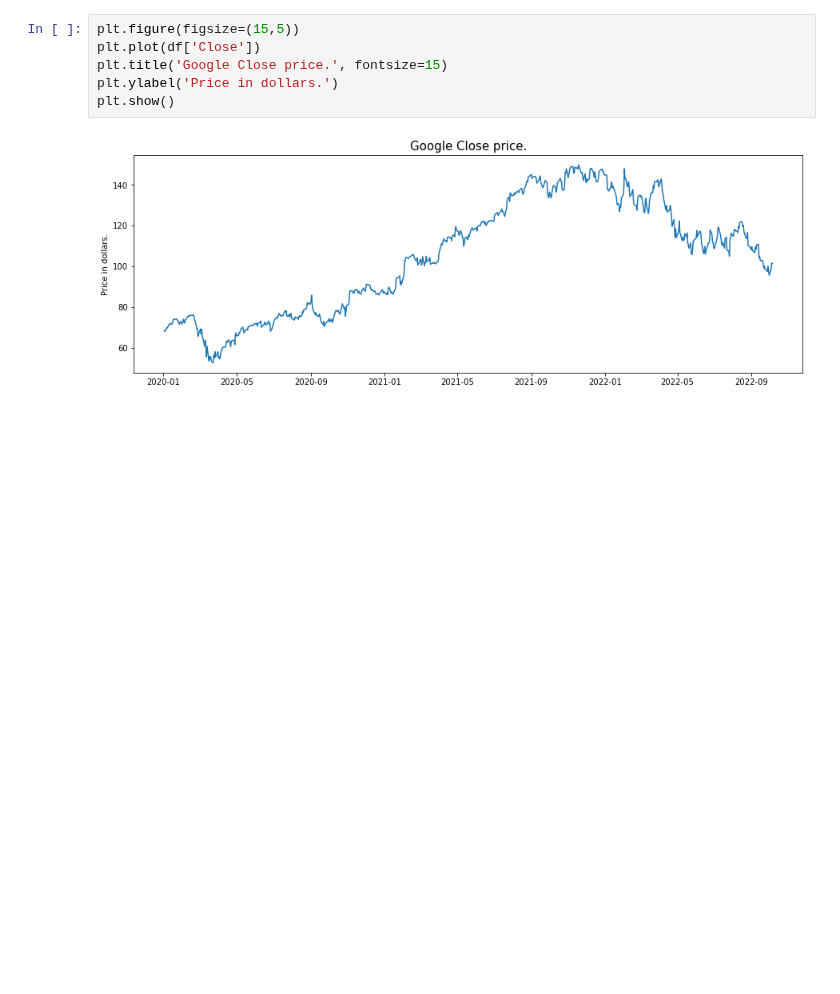
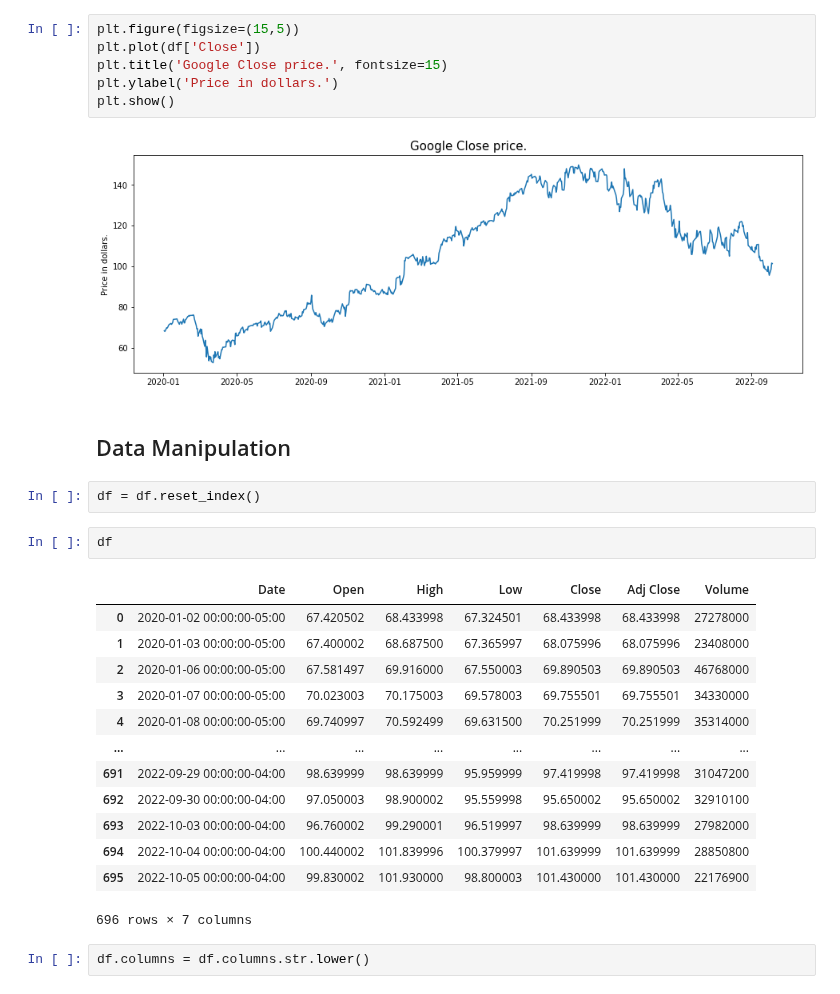
Before and after one commit to mustafaktaas/Python_StockPricePrediction_MachineLearning, a Jupyter notebook: StockPricePrediction_MachineLearning.ipynb, the cells around one changed output. Saved outputs shown, nothing was run; the diff lists cells and outputs as text; blank space fills up the shorter version.

Commit message:
Manipulation

```diff
--- a/StockPricePrediction_MachineLearning.ipynb
+++ b/StockPricePrediction_MachineLearning.ipynb
@@ -145,3 +145,25 @@ plt.ylabel('Price in dollars.')
 plt.show()
 # %% [output]
 [figure]
+# %% [markdown]
+## Data Manipulation
+# %%
+df = df.reset_index()
+# %%
+df
+# %% [output]
+|  | Date | Open | High | Low | Close | Adj Close | Volume |
+| 0 | 2020-01-02 00:00:00-05:00 | 67.420502 | 68.433998 | 67.324501 | 68.433998 | 68.433998 | 27278000 |
+| 1 | 2020-01-03 00:00:00-05:00 | 67.400002 | 68.687500 | 67.365997 | 68.075996 | 68.075996 | 23408000 |
+| 2 | 2020-01-06 00:00:00-05:00 | 67.581497 | 69.916000 | 67.550003 | 69.890503 | 69.890503 | 46768000 |
+| 3 | 2020-01-07 00:00:00-05:00 | 70.023003 | 70.175003 | 69.578003 | 69.755501 | 69.755501 | 34330000 |
+| 4 | 2020-01-08 00:00:00-05:00 | 69.740997 | 70.592499 | 69.631500 | 70.251999 | 70.251999 | 35314000 |
+| ... | ... | ... | ... | ... | ... | ... | ... |
+| 691 | 2022-09-29 00:00:00-04:00 | 98.639999 | 98.639999 | 95.959999 | 97.419998 | 97.419998 | 31047200 |
+| 692 | 2022-09-30 00:00:00-04:00 | 97.050003 | 98.900002 | 95.559998 | 95.650002 | 95.650002 | 32910100 |
+| 693 | 2022-10-03 00:00:00-04:00 | 96.760002 | 99.290001 | 96.519997 | 98.639999 | 98.639999 | 27982000 |
+| 694 | 2022-10-04 00:00:00-04:00 | 100.440002 | 101.839996 | 100.379997 | 101.639999 | 101.639999 | 28850800 |
+| 695 | 2022-10-05 00:00:00-04:00 | 99.830002 | 101.930000 | 98.800003 | 101.430000 | 101.430000 | 22176900 |
+696 rows × 7 columns
+# %%
+df.columns = df.columns.str.lower()
```
Also changed, not shown: parts of 2 cells of this notebook.
